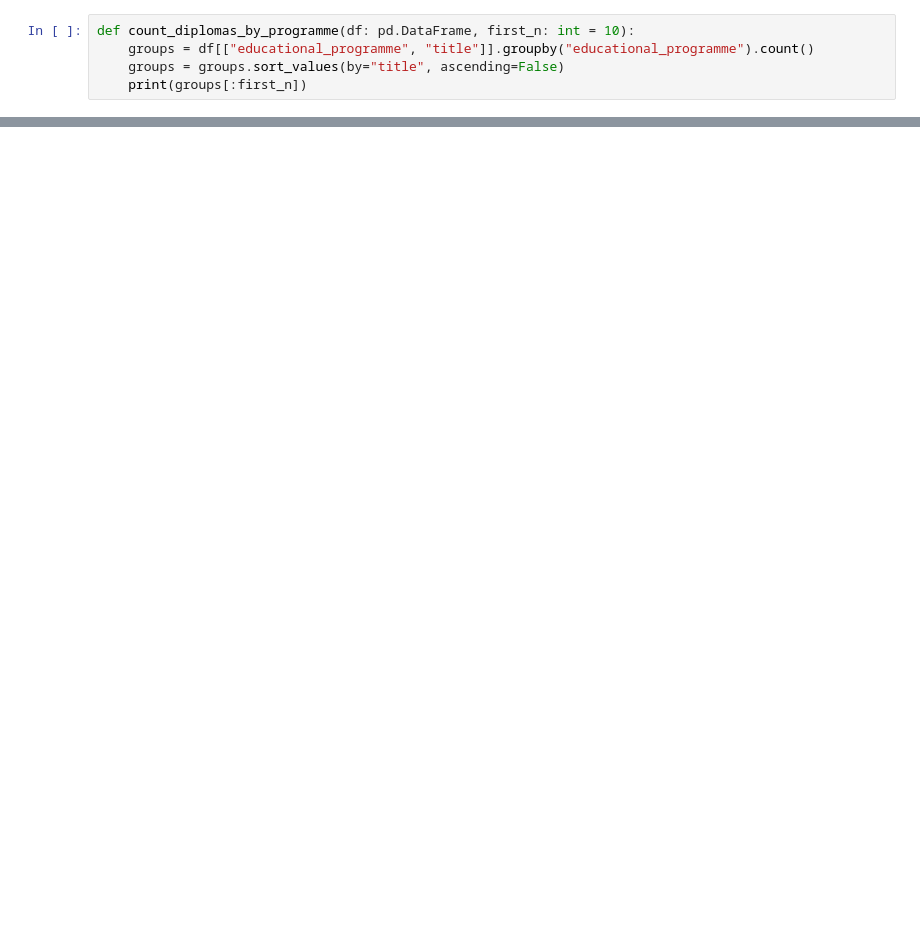
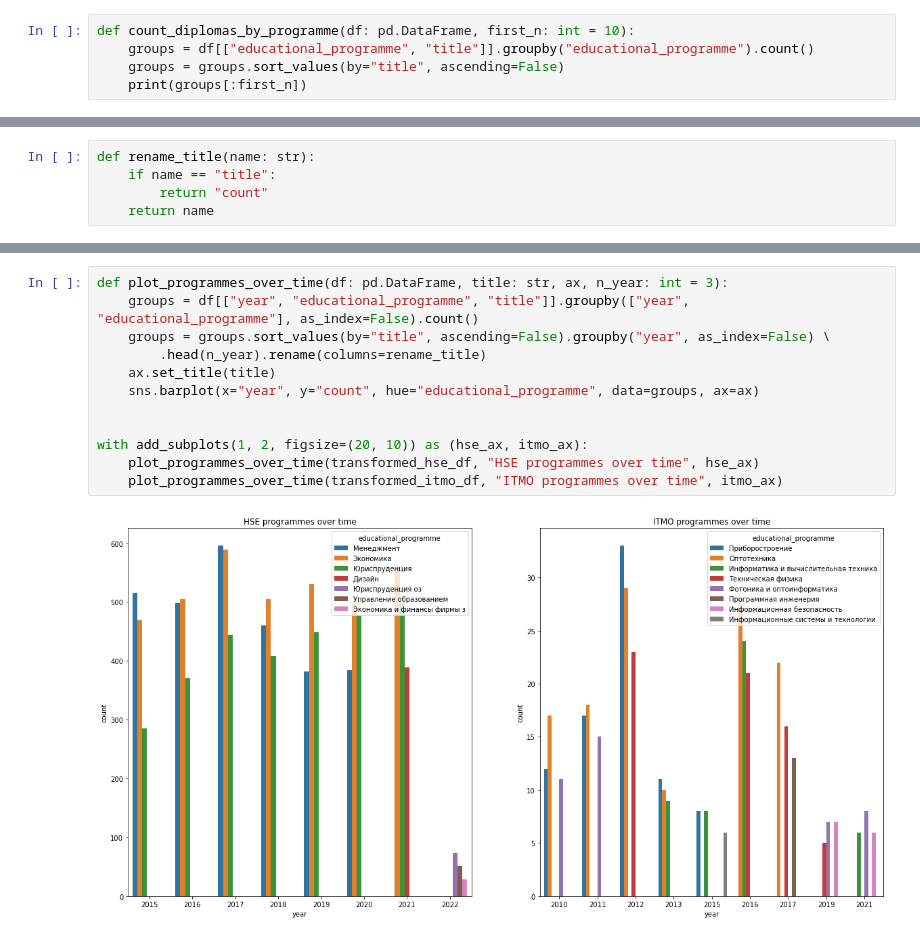
Before and after one commit to evjeny/diplomas_exploratory_analysis, a Jupyter notebook: analysis.ipynb, the cells around one changed output, grey strips where cells are left out. Drawn from its saved outputs; the diff is of its cells as text; blank space fills up the shorter version.

```diff
--- a/analysis.ipynb
+++ b/analysis.ipynb
@@ -183,0 +192,5 @@ plot_levels(transformed_itmo_df, "ITMO levels")
+# %%
+def rename_title(name: str):
+    if name == "title":
+        return "count"
+    return name
@@ -183,0 +210,14 @@ plot_levels(transformed_itmo_df, "ITMO levels")
+# %%
+def plot_programmes_over_time(df: pd.DataFrame, title: str, ax, n_year: int = 3):
+    groups = df[["year", "educational_programme", "title"]].groupby(["year", "educational_programme"], as_index=False).count()
+    groups = groups.sort_values(by="title", ascending=False).groupby("year", as_index=False) \
+        .head(n_year).rename(columns=rename_title)
+    ax.set_title(title)
+    sns.barplot(x="year", y="count", hue="educational_programme", data=groups, ax=ax)
+
+
+with add_subplots(1, 2, figsize=(20, 10)) as (hse_ax, itmo_ax):
+    plot_programmes_over_time(transformed_hse_df, "HSE programmes over time", hse_ax)
+    plot_programmes_over_time(transformed_itmo_df, "ITMO programmes over time", itmo_ax)
+# %% [output]
+[figure, added]
```
Also changed, not shown: parts of 14 cells of this notebook.
